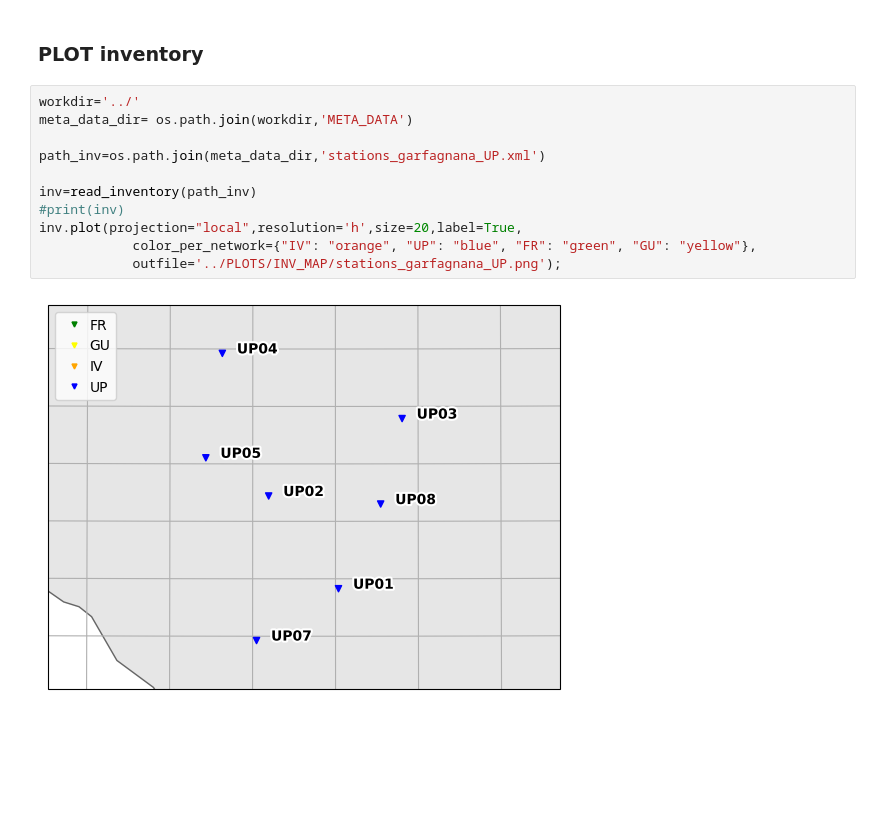
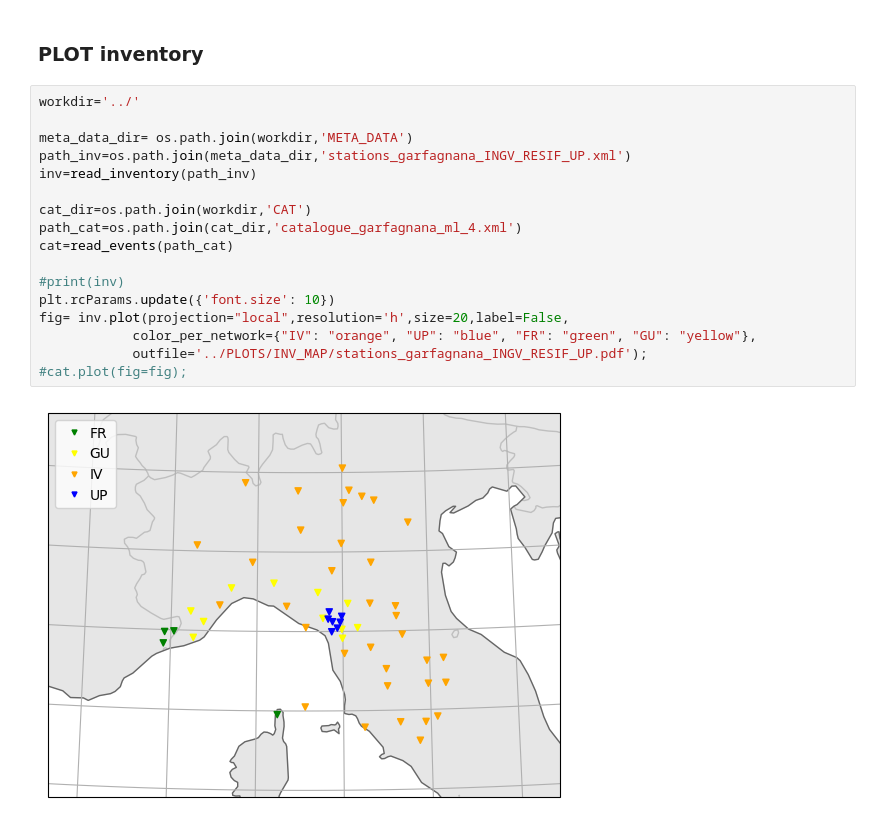
Before and after one commit to giacomorapagnani/GARFAGNANA_moment_tensor, a Jupyter notebook: codes/2_download_station_xml.ipynb, the cells around one changed output. Cells and saved outputs as stored; diff of their text form; blank space fills up the shorter version.

```diff
--- a/codes/2_download_station_xml.ipynb
+++ b/codes/2_download_station_xml.ipynb
@@ -247,14 +247,20 @@ stream.write(stream_path,format='MSEED')
 ### PLOT inventory
 # %%
 workdir='../'
+
 meta_data_dir= os.path.join(workdir,'META_DATA')
+path_inv=os.path.join(meta_data_dir,'stations_garfagnana_INGV_RESIF_UP.xml')
+inv=read_inventory(path_inv)
 
-path_inv=os.path.join(meta_data_dir,'stations_garfagnana_UP.xml')
+cat_dir=os.path.join(workdir,'CAT')
+path_cat=os.path.join(cat_dir,'catalogue_garfagnana_ml_4.xml')
+cat=read_events(path_cat)
 
-inv=read_inventory(path_inv)
 #print(inv)
-inv.plot(projection="local",resolution='h',size=20,label=True,
+plt.rcParams.update({'font.size': 10})
+fig= inv.plot(projection="local",resolution='h',size=20,label=False,
             color_per_network={"IV": "orange", "UP": "blue", "FR": "green", "GU": "yellow"},
-            outfile='../PLOTS/INV_MAP/stations_garfagnana_UP.png');
+            outfile='../PLOTS/INV_MAP/stations_garfagnana_INGV_RESIF_UP.pdf');
+#cat.plot(fig=fig);
 # %% [output]
-[figure, old version]
+[figure, new version]
```
Also changed, not shown: 4 other files.
